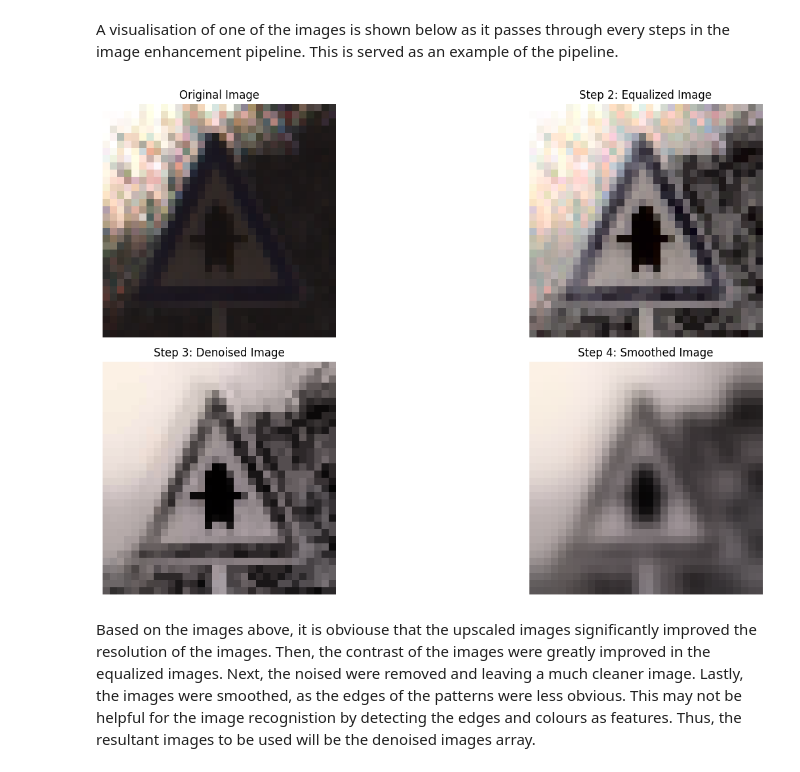
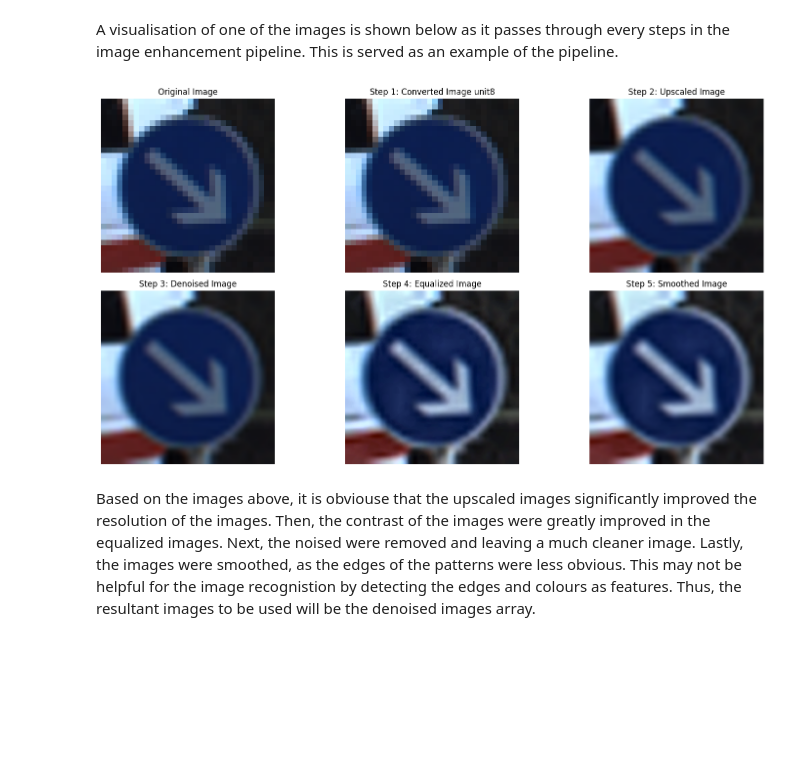
Before and after one commit to Jieoi/traffic_sign_recognition, a Jupyter notebook: train_data_preparation_simple.ipynb, the cells around one changed output. Drawn from its saved outputs; the diff is of its cells as text; code cells hidden in the pictures; blank space fills up the shorter version.

```diff
--- a/train_data_preparation_simple.ipynb
+++ b/train_data_preparation_simple.ipynb
@@ -281,49 +286,67 @@ Note: %%capture is used to surpress the print out in the submitted version. Comm
 # Convert data to unit8
 class_images = processing_image.convert_image_format(images)
 
-# Call the equalize_images function
-equalized_images = processing_image.equalize_images(class_images)
+# Call the fast non local denoising function with the converted images
+upscale_factor = 5
+upscaled_images = processing_image.upscale_images(class_images, upscale_factor)
 
 # Call the fast non local denoising function with the converted images
-denoised_images = processing_image.denoise_images_parallel(equalized_images)
+denoised_images = processing_image.denoise_images_bilateral(upscaled_images)
+
+# Call the equalize_images function
+equalized_images = processing_image.equalize_images_with_AHE(denoised_images)
+
+# Call the guassian_smoothing function
+smoothed_images = processing_image.gaussian_smoothing(equalized_images)
-# %%
-# Call the guassian_smoothing function
-smoothed_images = processing_image.gaussian_smoothing(denoised_images)
 # %% [markdown]
 A visualisation of one of the images is shown below as it passes through every steps in the image enhancement pipeline. This is served as an example of the pipeline.
 # %%
+idx = np.random.randint(0, len(images))
+
 # Display the original image, upscaled image, equalized image, denoised image, and smoothed image
 plt.figure(figsize=(16, 8))
 
-idx = 10000
 # Original Image
-plt.subplot(2, 2, 1)
+plt.subplot(2, 3, 1)
 plt.imshow(images[idx])
 plt.title("Original Image")
 plt.axis("off")
 
-# Equalized Image
-plt.subplot(2, 2, 2)
-plt.imshow(equalized_images[idx])
-plt.title("Step 2: Equalized Image")
+# unit8 Image
+plt.subplot(2, 3, 2)
+plt.imshow(class_images[idx])
+plt.title("Step 1: Converted Image unit8")
+plt.axis("off")
+
+# Upscaled Image
+plt.subplot(2, 3, 3)
+plt.imshow(upscaled_images[idx])
+plt.title("Step 2: Upscaled Image")
 plt.axis("off")
 
 # Denoised Image
-plt.subplot(2, 2, 3)
+plt.subplot(2, 3, 4)
 plt.imshow(denoised_images[idx])
 plt.title("Step 3: Denoised Image")
 plt.axis("off")
 
+# Equalized Image
+plt.subplot(2, 3, 5)
+plt.imshow(equalized_images[idx])
+plt.title("Step 4: Equalized Image")
+plt.axis("off")
+
 # Smoothed Image
-plt.subplot(2, 2, 4)
+plt.subplot(2, 3, 6)
 plt.imshow(smoothed_images[idx])
-plt.title("Step 4: Smoothed Image")
+plt.title("Step 5: Smoothed Image")
 plt.axis("off")
+
 
 plt.tight_layout()
 plt.show()
 # %% [output]
-[figure, old version]
+[figure, new version]
 # %% [markdown]
 Based on the images above, it is obviouse that the upscaled images significantly improved the resolution of the images. Then, the contrast of the images were greatly improved in the equalized images. Next, the noised were removed and leaving a much cleaner image. Lastly, the images were smoothed, as the edges of the patterns were less obvious. This may not be helpful for the  image recognistion by detecting the edges and colours as features. Thus, the resultant images to be used will be the denoised images array.
 # %% [markdown]
```
Also changed, not shown: parts of 12 cells of this notebook.
